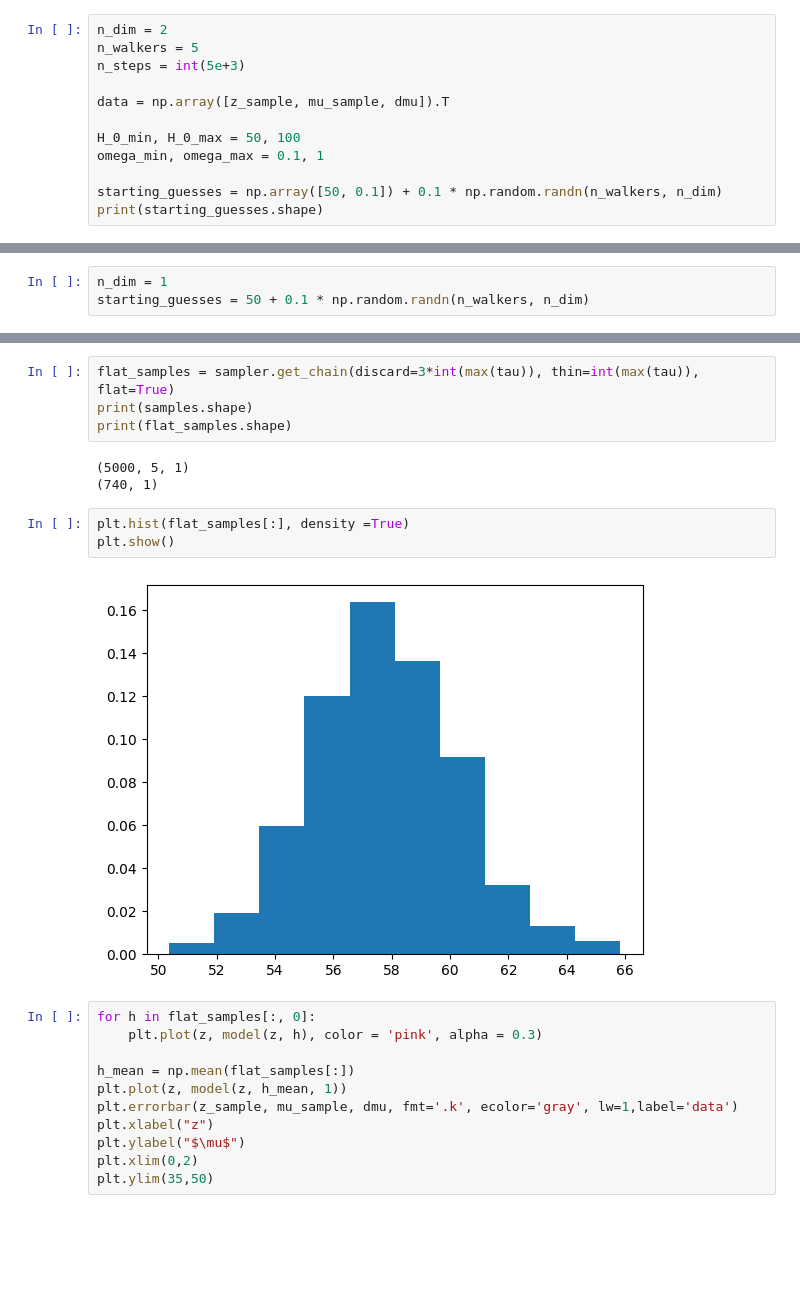
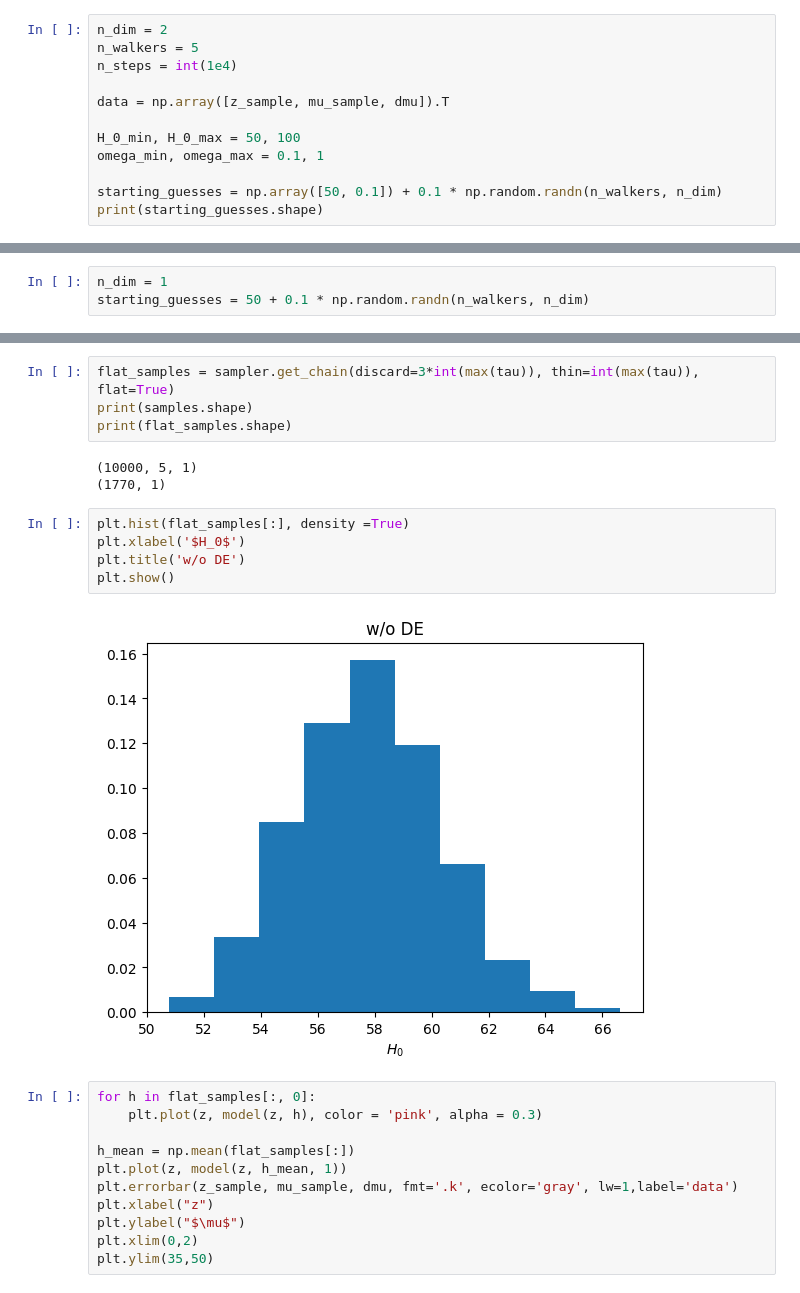
Before and after one commit to lisam10/astrostatistics_bicocca_2024, a Jupyter notebook: working/W18_GPR.ipynb, the cells around one changed output, grey strips where cells are left out. Saved outputs shown, nothing was run; the diff lists cells and outputs as text; blank space fills up the shorter version.

```diff
--- a/working/W18_GPR.ipynb
+++ b/working/W18_GPR.ipynb
@@ -164,7 +164,7 @@ import corner
 # %%
 n_dim = 2
 n_walkers = 5
-n_steps = int(5e+3)
+n_steps = int(1e4)
 
 data = np.array([z_sample, mu_sample, dmu]).T
 
@@ -329,13 +315,15 @@ flat_samples = sampler.get_chain(discard=3*int(max(tau)), thin=int(max(tau)), fl
 print(samples.shape)
 print(flat_samples.shape)
 # %% [output]
-(5000, 5, 1)
-(740, 1)
+(10000, 5, 1)
+(1770, 1)
 # %%
 plt.hist(flat_samples[:], density =True)
+plt.xlabel('$H_0$')
+plt.title('w/o DE')
 plt.show()
 # %% [output]
-[figure, old version]
+[figure, new version]
 # %%
 for h in flat_samples[:, 0]:
     plt.plot(z, model(z, h), color = 'pink', alpha = 0.3)
```
Also changed, not shown: parts of 28 cells of this notebook.
